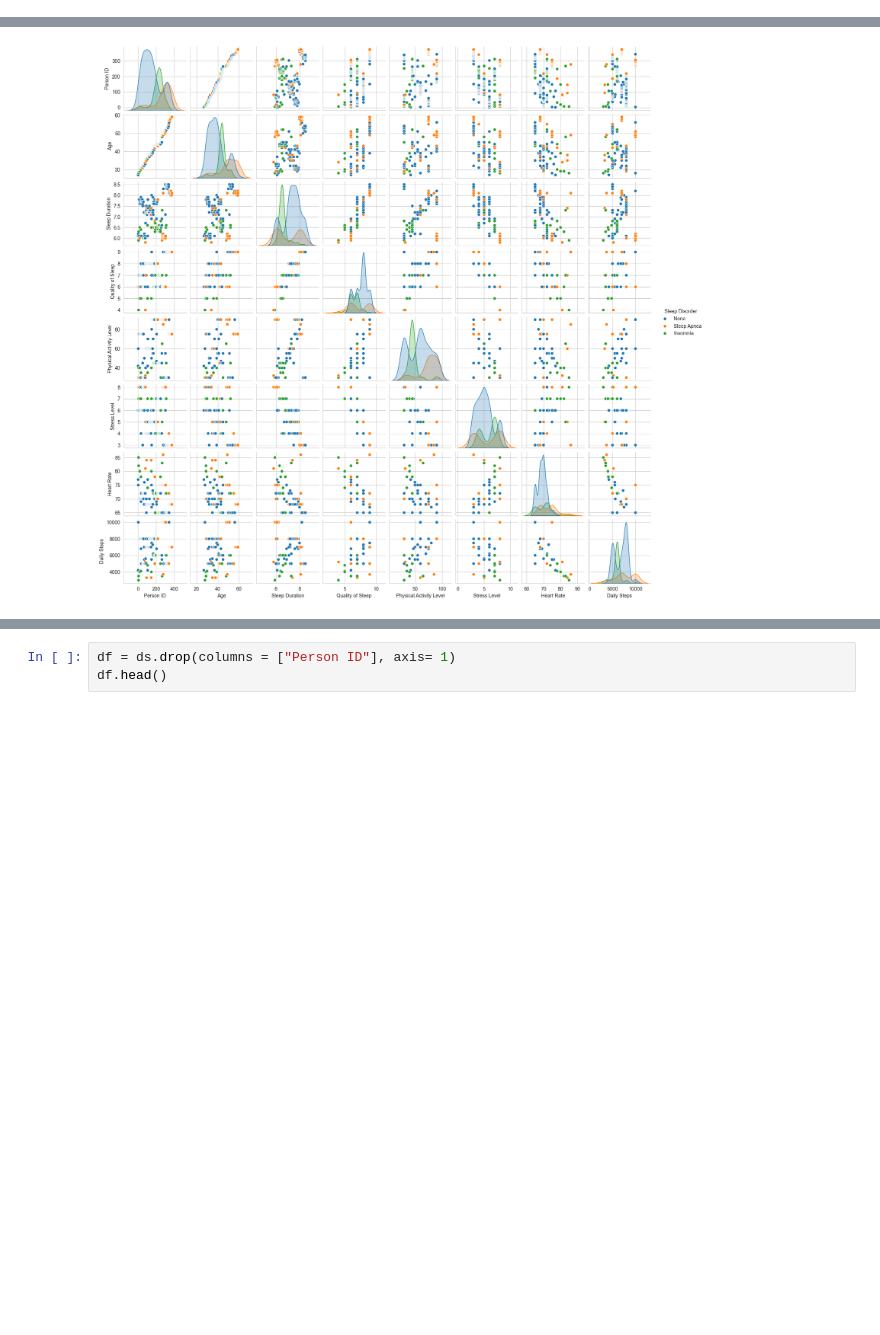
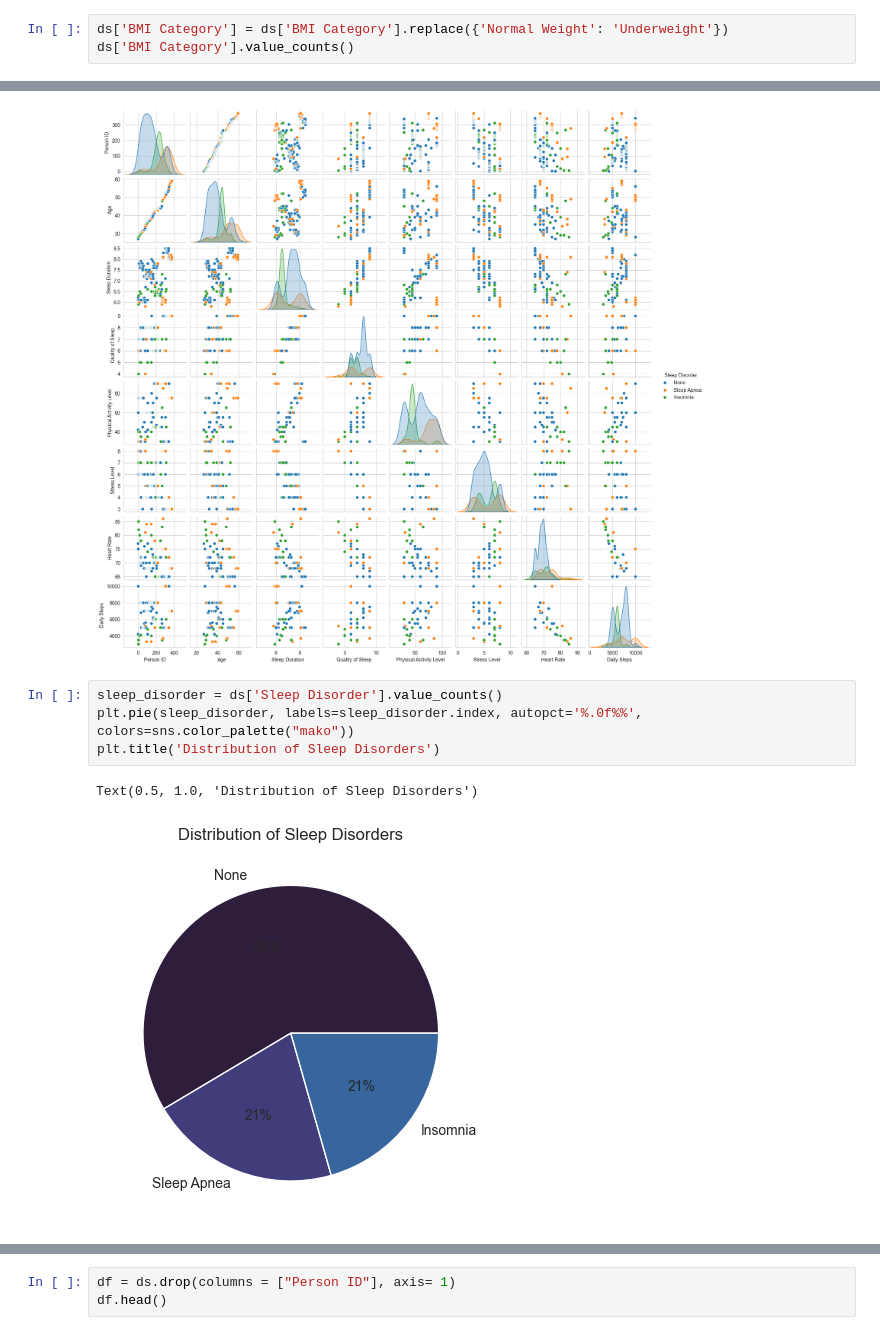
Before and after one commit to let8301/Sleep-disorder-prediction, a Jupyter notebook: notebooks/sleep.ipynb, the cells around one changed output, grey strips where cells are left out. Drawn from its saved outputs; the diff is of its cells as text; blank space fills up the shorter version.

```diff
--- a/notebooks/sleep.ipynb
+++ b/notebooks/sleep.ipynb
@@ -79,3 +79,6 @@ ds["Sleep Disorder"].unique()
 array([nan, 'Sleep Apnea', 'Insomnia'], dtype=object)
 # %%
 ds["Sleep Disorder"].fillna("None",inplace =True)
+# %%
+ds['BMI Category'] = ds['BMI Category'].replace({'Normal Weight': 'Underweight'})
+ds['BMI Category'].value_counts()
@@ -115,3 +125,10 @@ sns.pairplot(ds,hue="Sleep Disorder",height=2)
 plt.show()
 # %% [output]
 [figure]
+# %%
+sleep_disorder = ds['Sleep Disorder'].value_counts()
+plt.pie(sleep_disorder, labels=sleep_disorder.index, autopct='%.0f%%', colors=sns.color_palette("mako"))
+plt.title('Distribution of Sleep Disorders')
+# %% [output]
+Text(0.5, 1.0, 'Distribution of Sleep Disorders')
+[figure, added]
```
Also changed, not shown: parts of 35 cells of this notebook, 6 other files.
